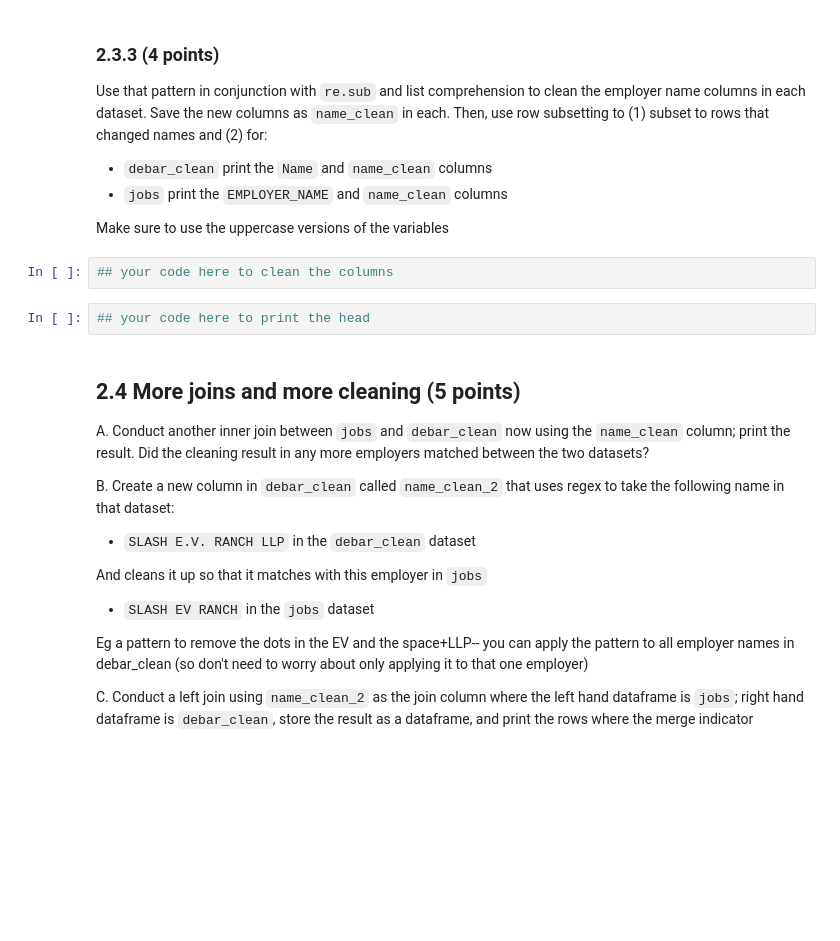
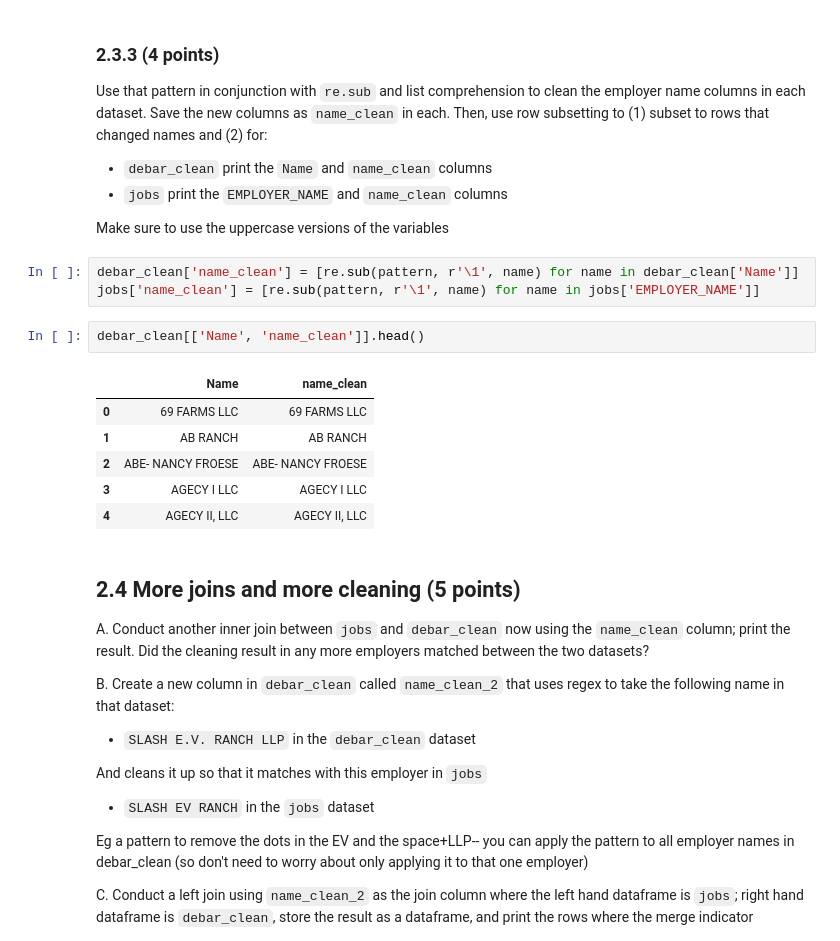
Before and after one commit to noahamidon/QSS20_PSETs, a Jupyter notebook: PSET 2/pset2_blank.ipynb, the cells around one changed output. Drawn from its saved outputs; the diff is of its cells as text; blank space fills up the shorter version.

```diff
--- a/PSET 2/pset2_blank.ipynb
+++ b/PSET 2/pset2_blank.ipynb
@@ -302,10 +316,18 @@ Use that pattern in conjunction with `re.sub` and list comprehension to clean th
 - `jobs` print the `EMPLOYER_NAME` and `name_clean` columns
 
 Make sure to use the uppercase versions of the variables
-# %%
-## your code here to clean the columns
-# %%
-## your code here to print the head
+# %%
+debar_clean['name_clean'] = [re.sub(pattern, r'\1', name) for name in debar_clean['Name']]
+jobs['name_clean'] = [re.sub(pattern, r'\1', name) for name in jobs['EMPLOYER_NAME']]
+# %%
+debar_clean[['Name', 'name_clean']].head()
+# %% [output]
+|  | Name | name_clean |
+| 0 | 69 FARMS LLC | 69 FARMS LLC |
+| 1 | AB RANCH | AB RANCH |
+| 2 | ABE- NANCY FROESE | ABE- NANCY FROESE |
+| 3 | AGECY I LLC | AGECY I LLC |
+| 4 | AGECY II, LLC | AGECY II, LLC |
 # %% [markdown]
 ## 2.4 More joins and more cleaning (5 points)
 
```
Also changed, not shown: parts of 2 cells of this notebook.
